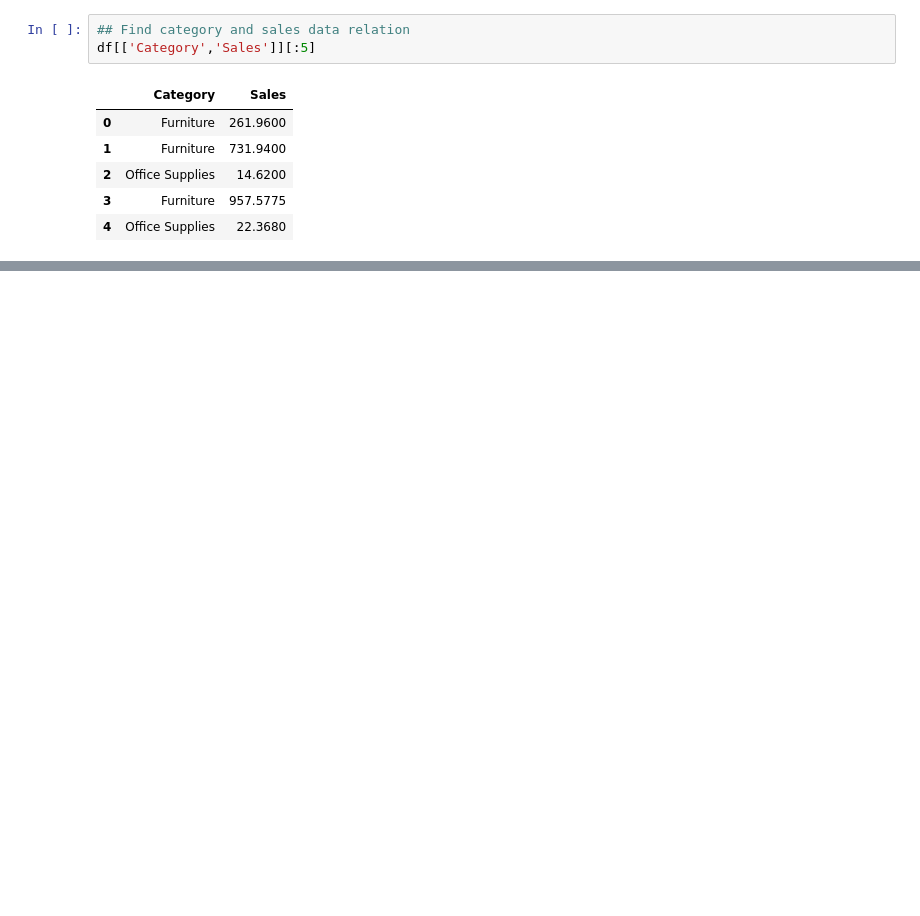
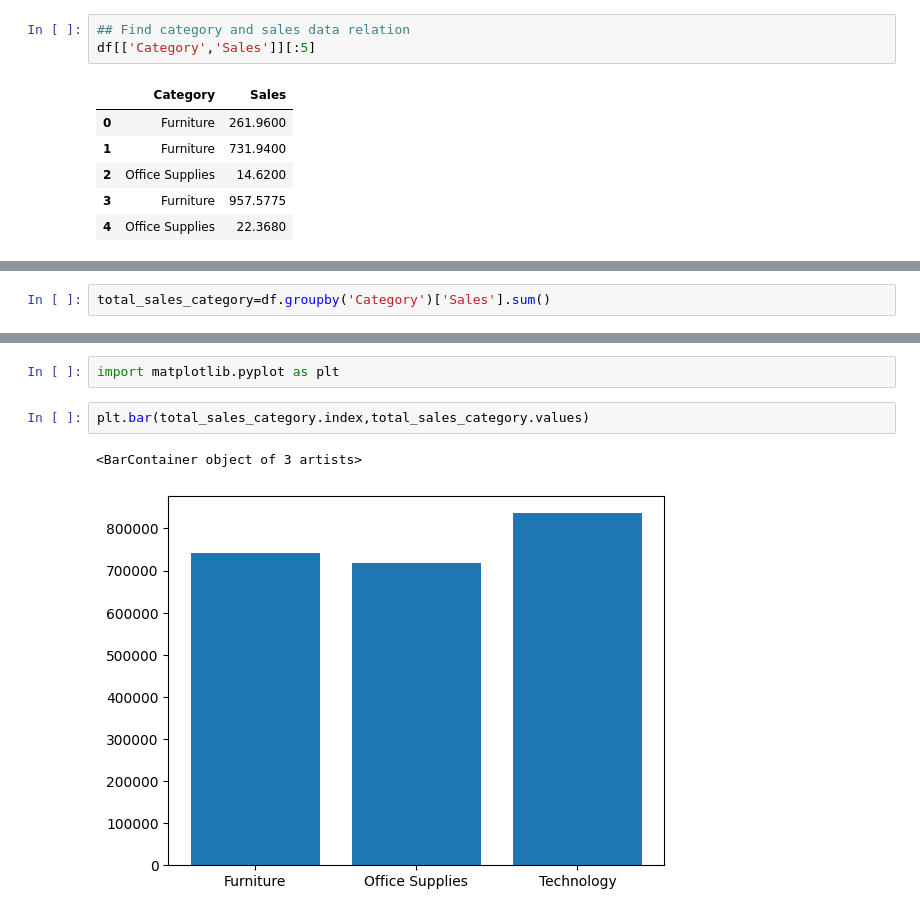
Before and after one commit to Rupeshkumar96/Data_Science, a Jupyter notebook: Superstore_analysis.ipynb, the cells around one changed output, grey strips where cells are left out. Cells and saved outputs as stored; diff of their text form; blank space fills up the shorter version.

```diff
--- a/Superstore_analysis.ipynb
+++ b/Superstore_analysis.ipynb
@@ -100,0 +105,2 @@ df[['Category','Sales']][:5]
+# %%
+total_sales_category=df.groupby('Category')['Sales'].sum()
@@ -100,0 +115,7 @@ df[['Category','Sales']][:5]
+# %%
+import matplotlib.pyplot as plt
+# %%
+plt.bar(total_sales_category.index,total_sales_category.values)
+# %% [output]
+<BarContainer object of 3 artists>
+[figure, added]
```
Also changed, not shown: parts of 2 cells of this notebook.
